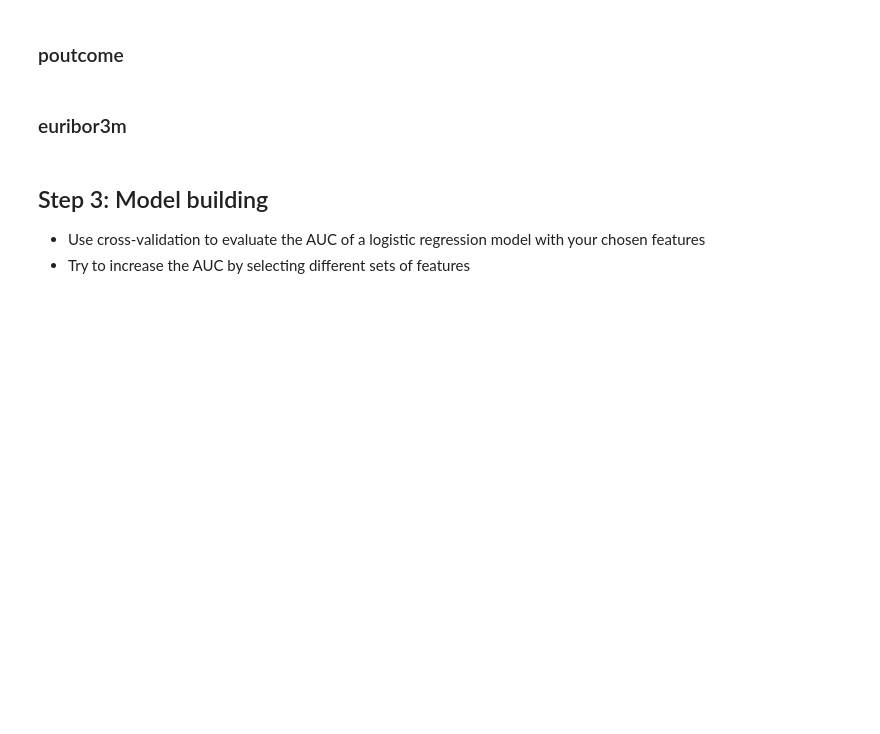
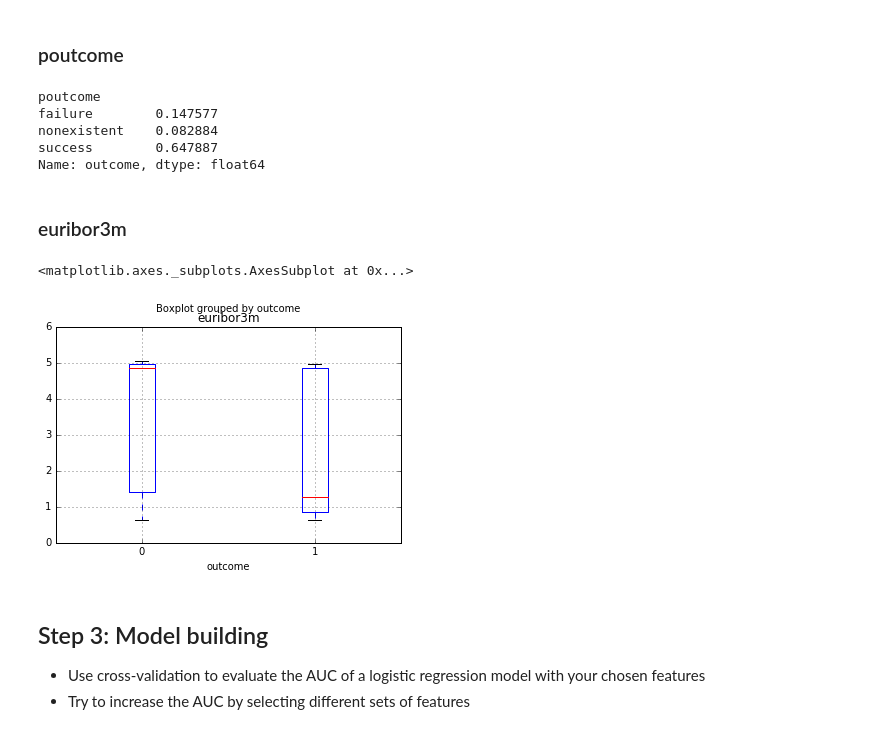
Before and after one commit to stephenhsiao/GA-SEA-DAT2, a Jupyter notebook: notebooks/10_bank_exercise.ipynb, the cells around one changed output. Saved outputs shown, nothing was run; the diff lists cells and outputs as text; code cells hidden in the pictures; blank space fills up the shorter version.

```diff
--- a/notebooks/10_bank_exercise.ipynb
+++ b/notebooks/10_bank_exercise.ipynb
@@ -74,2 +183,19 @@ bank.head()
+# %%
+# evaluate the feature
+# looks like a useful feature
+bank.groupby('poutcome').outcome.mean()
+# %% [output]
+poutcome
+failure        0.147577
+nonexistent    0.082884
+success        0.647887
+Name: outcome, dtype: float64
+# %%
+# create poutcome_dummies
+poutcome_dummies = pd.get_dummies(bank.poutcome, prefix='poutcome')
+poutcome_dummies.drop(poutcome_dummies.columns[0], axis=1, inplace=True)
+# %%
+# concatenate bank DataFrame with job_dummies and poutcome_dummies
+bank = pd.concat([bank, job_dummies, poutcome_dummies], axis=1)
 # %% [markdown]
 ### euribor3m
@@ -78,3 +202,10 @@ bank.head()
+# %%
+# evaluate the feature
+# looks like an excellent feature
+bank.boxplot(column='euribor3m', by='outcome')
+# %% [output]
+<matplotlib.axes._subplots.AxesSubplot at 0x...>
+[figure, added]
 # %% [markdown]
 ## Step 3: Model building
 
```
Also changed, not shown: parts of 26 cells of this notebook.
